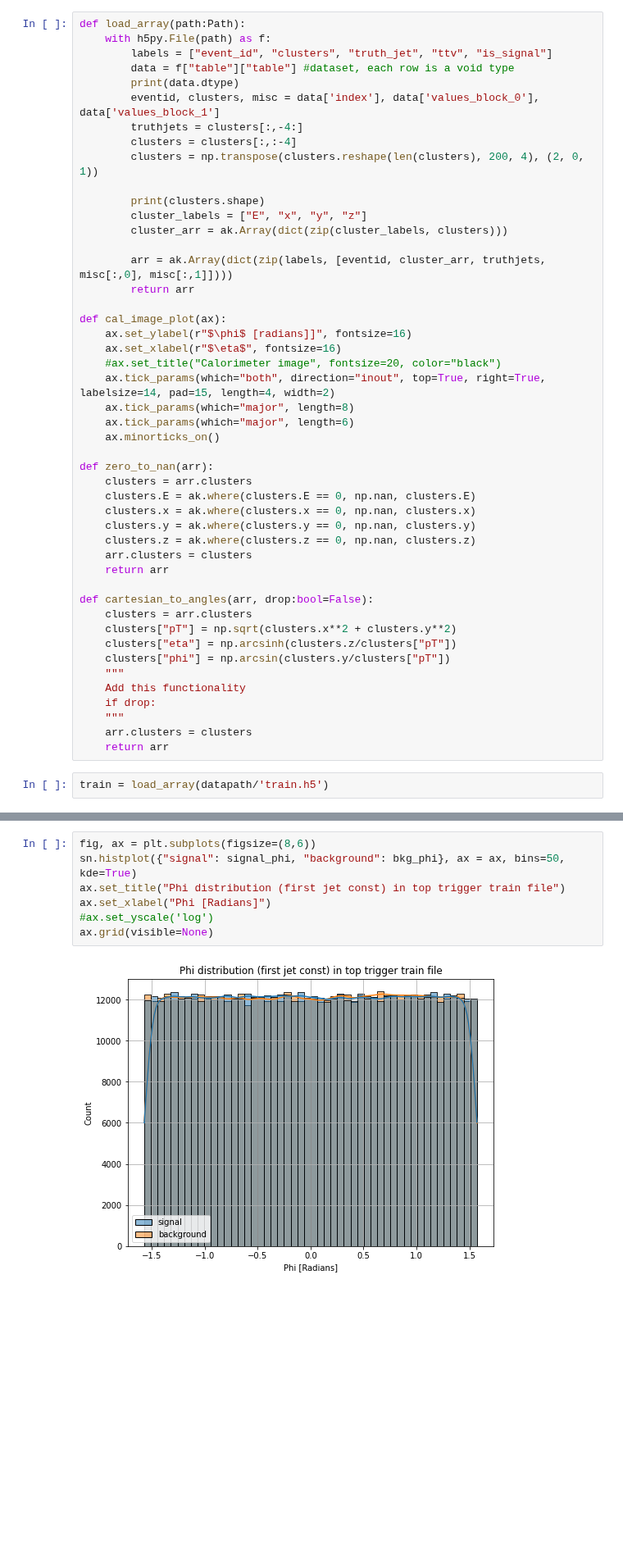
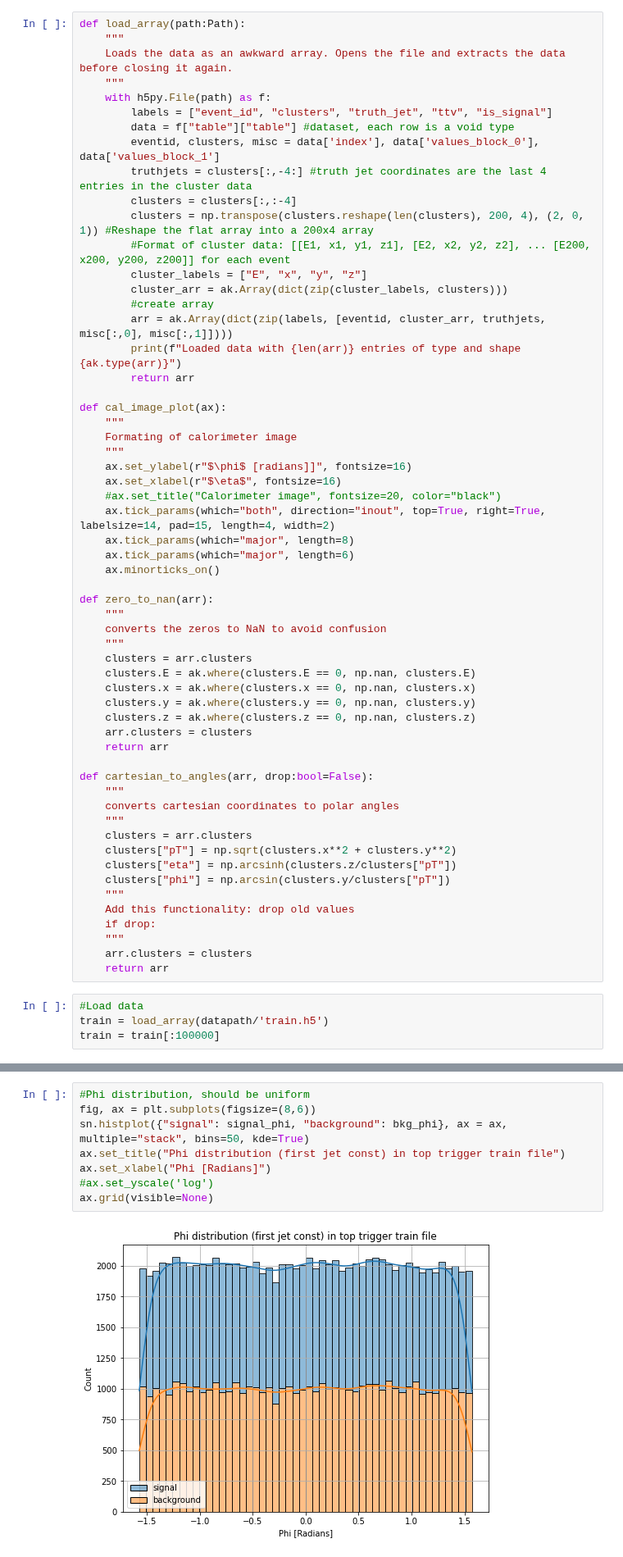
Before and after one commit to choisant/imcalML, a Jupyter notebook: notebooks/analyze_tt_file.ipynb, the cells around one changed output, grey strips where cells are left out. Shown at 82% size. Drawn from its saved outputs; the diff is of its cells as text; blank space fills up the shorter version.

```diff
--- a/notebooks/analyze_tt_file.ipynb
+++ b/notebooks/analyze_tt_file.ipynb
@@ -14,22 +24,27 @@ https://docs.google.com/document/d/1Hcuc6LBxZNX16zjEGeq16DAzspkDC4nDTyjMp1bWHRo/
 # %%
 def load_array(path:Path):
+    """
+    Loads the data as an awkward array. Opens the file and extracts the data before closing it again.
+    """
     with h5py.File(path) as f:
         labels = ["event_id", "clusters", "truth_jet", "ttv", "is_signal"]
         data = f["table"]["table"] #dataset, each row is a void type
-        print(data.dtype)
         eventid, clusters, misc = data['index'], data['values_block_0'], data['values_block_1']
-        truthjets = clusters[:,-4:]
+        truthjets = clusters[:,-4:] #truth jet coordinates are the last 4 entries in the cluster data
         clusters = clusters[:,:-4]
-        clusters = np.transpose(clusters.reshape(len(clusters), 200, 4), (2, 0, 1))
-
-        print(clusters.shape)
+        clusters = np.transpose(clusters.reshape(len(clusters), 200, 4), (2, 0, 1)) #Reshape the flat array into a 200x4 array
+        #Format of cluster data: [[E1, x1, y1, z1], [E2, x2, y2, z2], ... [E200, x200, y200, z200]] for each event
         cluster_labels = ["E", "x", "y", "z"]
         cluster_arr = ak.Array(dict(zip(cluster_labels, clusters)))
-
+        #create array
         arr = ak.Array(dict(zip(labels, [eventid, cluster_arr, truthjets, misc[:,0], misc[:,1]])))
+        print(f"Loaded data with {len(arr)} entries of type and shape {ak.type(arr)}")
         return arr
 
 def cal_image_plot(ax):
+    """
+    Formating of calorimeter image
+    """
     ax.set_ylabel(r"$\phi$ [radians]]", fontsize=16)
     ax.set_xlabel(r"$\eta$", fontsize=16)
     #ax.set_title("Calorimeter image", fontsize=20, color="black")
@@ -39,6 +54,9 @@ def cal_image_plot(ax):
     ax.minorticks_on()
 
 def zero_to_nan(arr):
+    """
+    converts the zeros to NaN to avoid confusion
+    """
     clusters = arr.clusters
     clusters.E = ak.where(clusters.E == 0, np.nan, clusters.E)
     clusters.x = ak.where(clusters.x == 0, np.nan, clusters.x)
@@ -48,16 +66,21 @@ def zero_to_nan(arr):
     return arr
 
 def cartesian_to_angles(arr, drop:bool=False):
+    """
+    converts cartesian coordinates to polar angles
+    """
     clusters = arr.clusters
     clusters["pT"] = np.sqrt(clusters.x**2 + clusters.y**2)
     clusters["eta"] = np.arcsinh(clusters.z/clusters["pT"])
     clusters["phi"] = np.arcsin(clusters.y/clusters["pT"])
     """
-    Add this functionality
+    Add this functionality: drop old values
     if drop:
     """
     arr.clusters = clusters
     return arr
 # %%
+#Load data
 train = load_array(datapath/'train.h5')
+train = train[:100000]
 # %% [output]
@@ -90,10 +115,11 @@ ax.grid(visible=None)
 # %%
+#Phi distribution, should be uniform
 fig, ax = plt.subplots(figsize=(8,6))
-sn.histplot({"signal": signal_phi, "background": bkg_phi}, ax = ax, bins=50, kde=True)
+sn.histplot({"signal": signal_phi, "background": bkg_phi}, ax = ax, multiple="stack", bins=50, kde=True)
 ax.set_title("Phi distribution (first jet const) in top trigger train file")
 ax.set_xlabel("Phi [Radians]")
 #ax.set_yscale('log')
 ax.grid(visible=None)
 # %% [output]
-[figure, old version]
+[figure, new version]
 # %%
```
Also changed, not shown: parts of 11 cells of this notebook, 1 other file.
